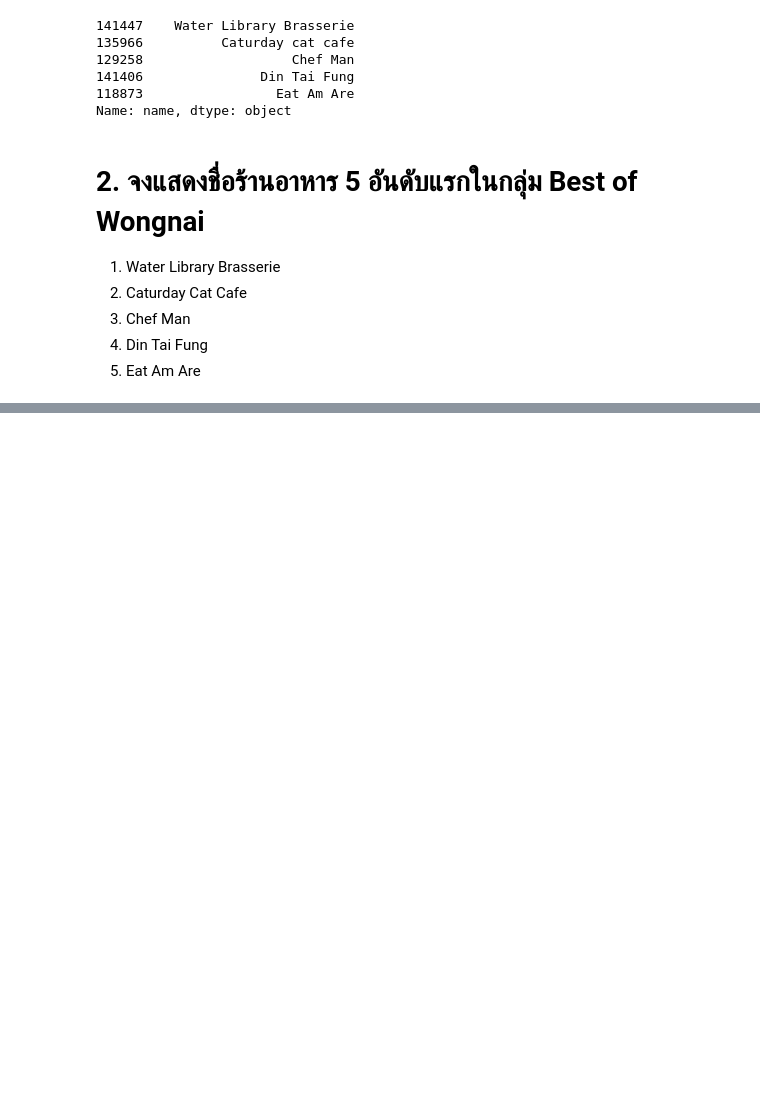
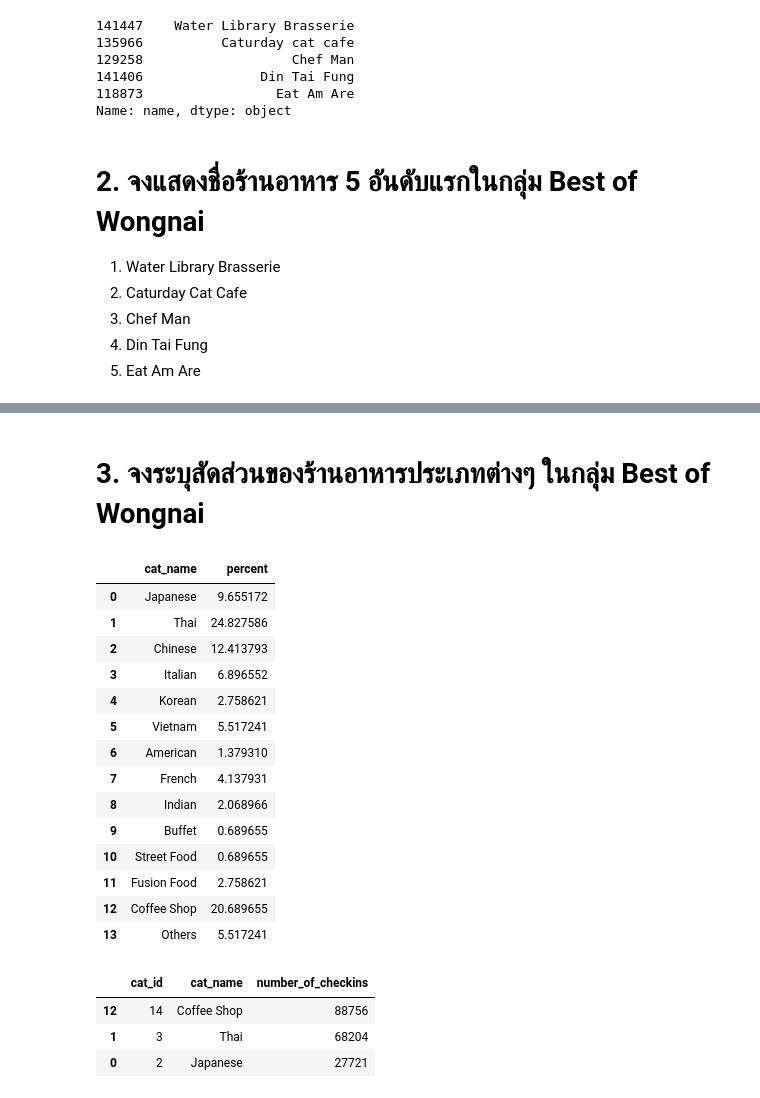
Before and after one commit to traviolus/DataSci, a Jupyter notebook: Activity1/Activity1.ipynb, the cells around one changed output, grey strips where cells are left out. Saved outputs shown, nothing was run; the diff lists cells and outputs as text; code cells hidden in the pictures; blank space fills up the shorter version.

```diff
--- a/Activity1/Activity1.ipynb
+++ b/Activity1/Activity1.ipynb
@@ -104,2 +98,31 @@ dtype: int64
+# %% [markdown]
+# 3. จงระบุสัดส่วนของร้านอาหารประเภทต่างๆ ในกลุ่ม Best of Wongnai
+# %%
+cat_wongnai[['cat_name', 'percent']]
+# %% [output]
+|  | cat_name | percent |
+| 0 | Japanese | 9.655172 |
+| 1 | Thai | 24.827586 |
+| 2 | Chinese | 12.413793 |
+| 3 | Italian | 6.896552 |
+| 4 | Korean | 2.758621 |
+| 5 | Vietnam | 5.517241 |
+| 6 | American | 1.379310 |
+| 7 | French | 4.137931 |
+| 8 | Indian | 2.068966 |
+| 9 | Buffet | 0.689655 |
+| 10 | Street Food | 0.689655 |
+| 11 | Fusion Food | 2.758621 |
+| 12 | Coffee Shop | 20.689655 |
+| 13 | Others | 5.517241 |
+# %%
+wongnai4 = wongnai.groupby(['category_id'])['number_of_checkins'].sum()
+cat4 = pd.merge(cat_id, wongnai4, left_on='cat_id', right_on='category_id', how='inner')
+cat4.sort_values(by='number_of_checkins', ascending=False).head(3)
+# %% [output]
+|  | cat_id | cat_name | number_of_checkins |
+| 12 | 14 | Coffee Shop | 88756 |
+| 1 | 3 | Thai | 68204 |
+| 0 | 2 | Japanese | 27721 |
 # %% [markdown]
 # 4. จงระบุกลุ่มร้านอาหารทีมีผู้ใช้ไปใช้บริการมากที่สุด 3 อันดับแรก
```
Also changed, not shown: parts of 11 cells of this notebook.
